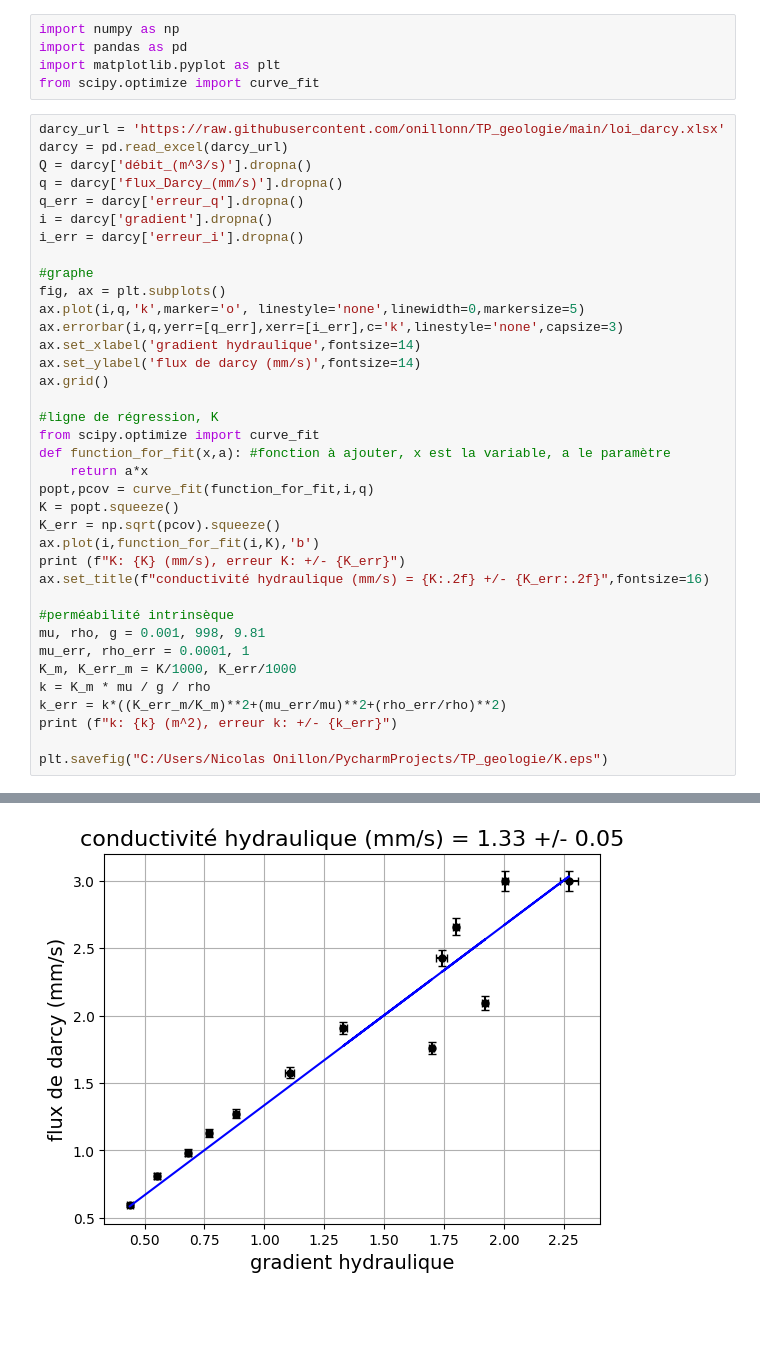
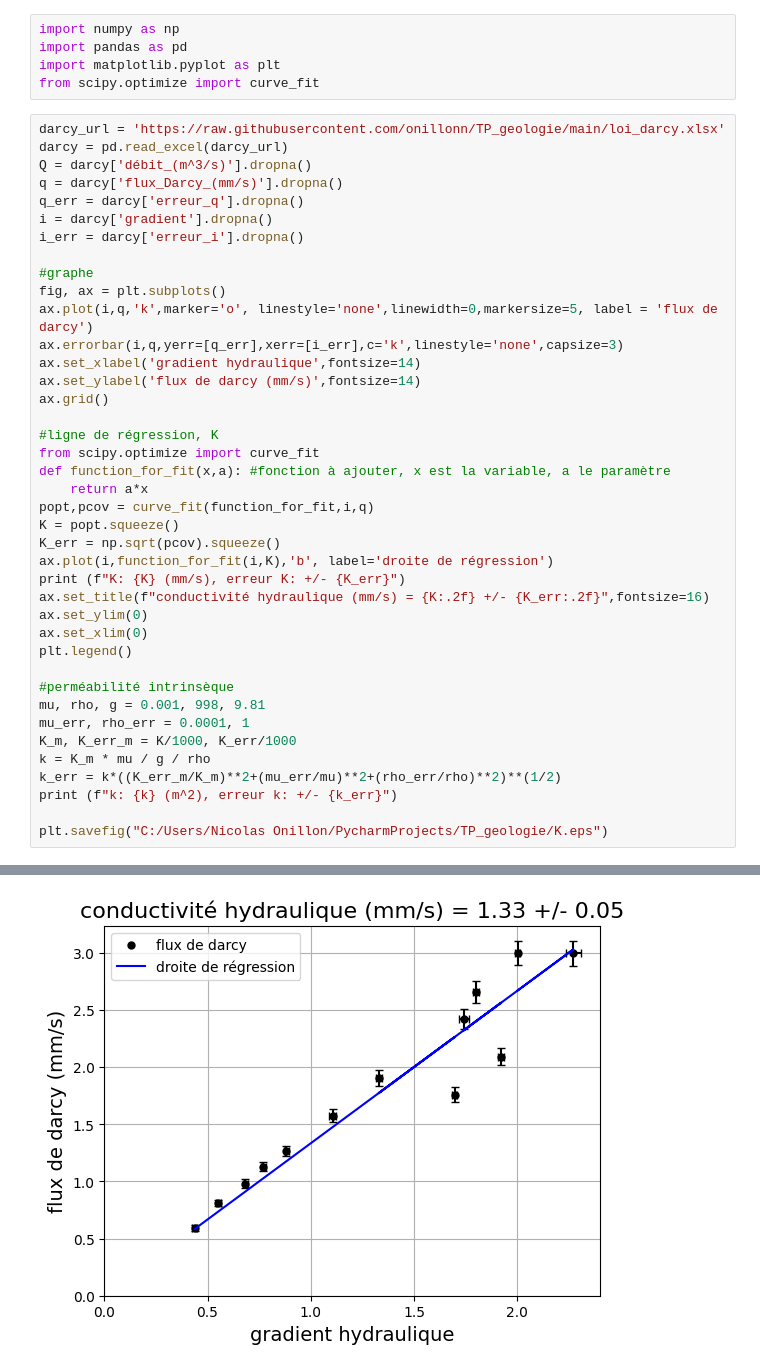
Before and after one commit to onillonn/TP_geologie, a Jupyter notebook: loi_darcy.ipynb, the cells around one changed output, grey strips where cells are left out. Drawn from its saved outputs; the diff is of its cells as text; blank space fills up the shorter version.

Commit message:
graphe

```diff
--- a/loi_darcy.ipynb
+++ b/loi_darcy.ipynb
@@ -14,7 +14,7 @@ i_err = darcy['erreur_i'].dropna()
 
 #graphe
 fig, ax = plt.subplots()
-ax.plot(i,q,'k',marker='o', linestyle='none',linewidth=0,markersize=5)
+ax.plot(i,q,'k',marker='o', linestyle='none',linewidth=0,markersize=5, label = 'flux de darcy')
 ax.errorbar(i,q,yerr=[q_err],xerr=[i_err],c='k',linestyle='none',capsize=3)
 ax.set_xlabel('gradient hydraulique',fontsize=14)
 ax.set_ylabel('flux de darcy (mm/s)',fontsize=14)
@@ -27,16 +27,19 @@ def function_for_fit(x,a): #fonction à ajouter, x est la variable, a le paramè
 popt,pcov = curve_fit(function_for_fit,i,q)
 K = popt.squeeze()
 K_err = np.sqrt(pcov).squeeze()
-ax.plot(i,function_for_fit(i,K),'b')
+ax.plot(i,function_for_fit(i,K),'b', label='droite de régression')
 print (f"K: {K} (mm/s), erreur K: +/- {K_err}")
 ax.set_title(f"conductivité hydraulique (mm/s) = {K:.2f} +/- {K_err:.2f}",fontsize=16)
+ax.set_ylim(0)
+ax.set_xlim(0)
+plt.legend()
 
 #perméabilité intrinsèque
 mu, rho, g = 0.001, 998, 9.81
 mu_err, rho_err = 0.0001, 1
 K_m, K_err_m = K/1000, K_err/1000
 k = K_m * mu / g / rho
-k_err = k*((K_err_m/K_m)**2+(mu_err/mu)**2+(rho_err/rho)**2)
+k_err = k*((K_err_m/K_m)**2+(mu_err/mu)**2+(rho_err/rho)**2)**(1/2)
 print (f"k: {k} (m^2), erreur k: +/- {k_err}")
 
 plt.savefig("C:/Users/Nicolas Onillon/PycharmProjects/TP_geologie/K.eps")
@@ -46,4 +50,4 @@ k: 1.3632786494336378e-10 (m^2), erreur k: +/- 1.5321270476444562e-12
-[figure, old version]
+[figure, new version]
 # %%
 darcy_url = 'https://raw.githubusercontent.com/onillonn/TP_geologie/main/loi_darcy_corrige.xlsx'
 darcy = pd.read_excel(darcy_url)
```
Also changed, not shown: parts of 2 cells of this notebook, 2 other files.
